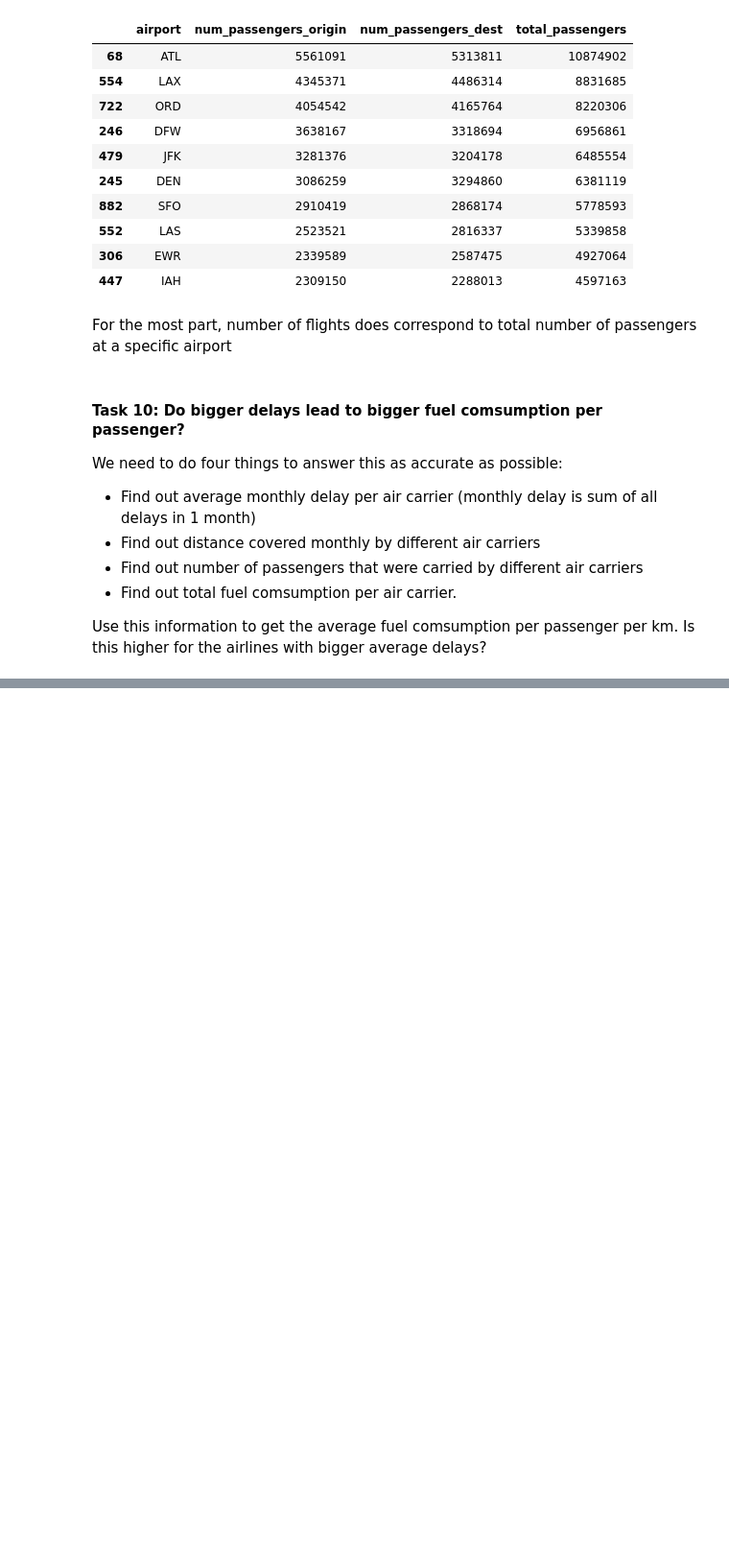
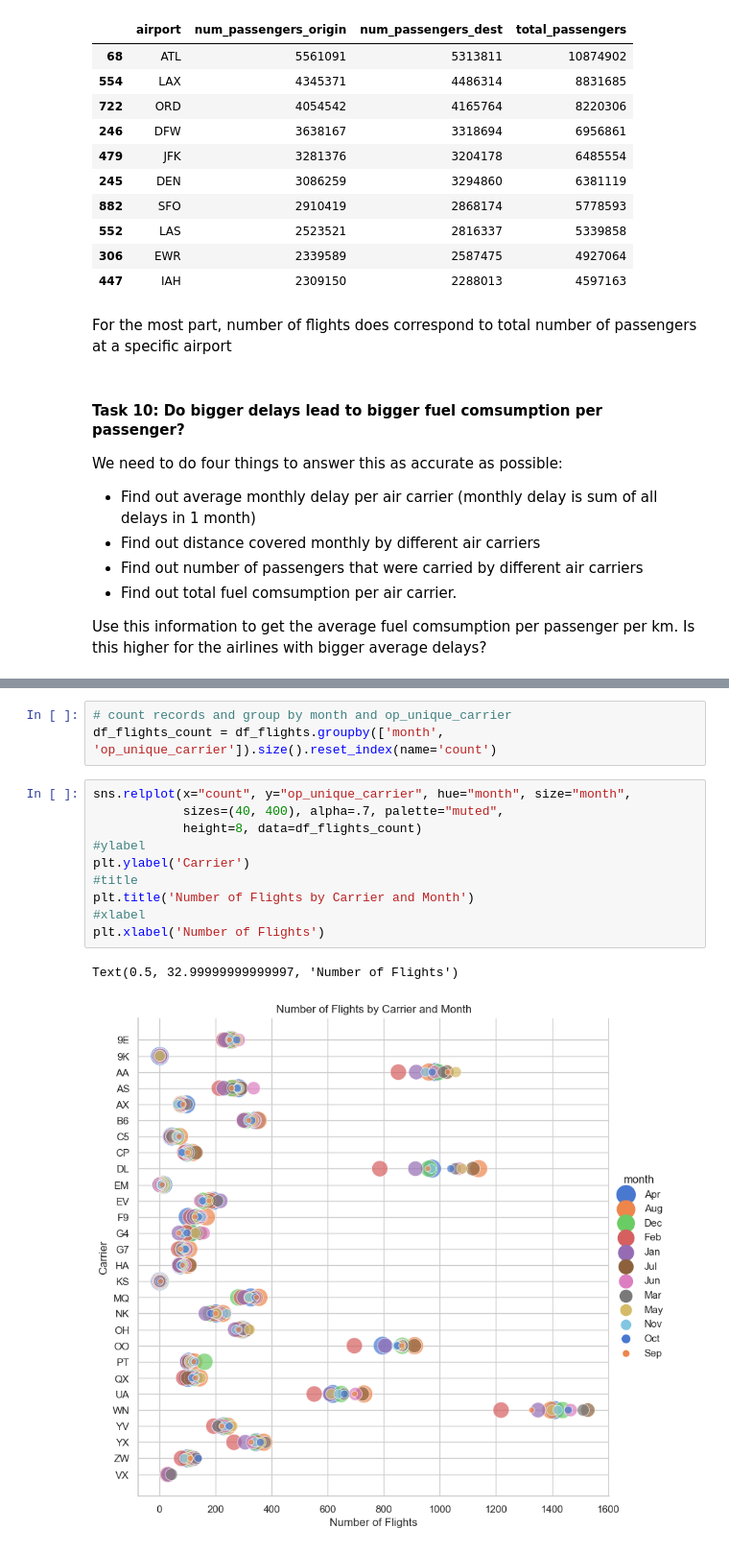
Before and after one commit to hhlim376/Flight_Project, a Jupyter notebook: exploratory_analysisV1.ipynb, the cells around one changed output, grey strips where cells are left out. Shown at 96% size. Drawn from its saved outputs; the diff is of its cells as text; blank space fills up the shorter version.

```diff
--- a/exploratory_analysisV1.ipynb
+++ b/exploratory_analysisV1.ipynb
@@ -633,0 +681,16 @@ Use this information to get the average fuel comsumption per passenger per km. I
+# %%
+# count records and group by month and op_unique_carrier
+df_flights_count = df_flights.groupby(['month', 'op_unique_carrier']).size().reset_index(name='count')
+# %%
+sns.relplot(x="count", y="op_unique_carrier", hue="month", size="month",
+            sizes=(40, 400), alpha=.7, palette="muted",
+            height=8, data=df_flights_count)
+#ylabel
+plt.ylabel('Carrier')
+#title
+plt.title('Number of Flights by Carrier and Month')
+#xlabel
+plt.xlabel('Number of Flights')
+# %% [output]
+Text(0.5, 32.99999999999997, 'Number of Flights')
+[figure, added]
```
Also changed, not shown: parts of 15 cells of this notebook.
